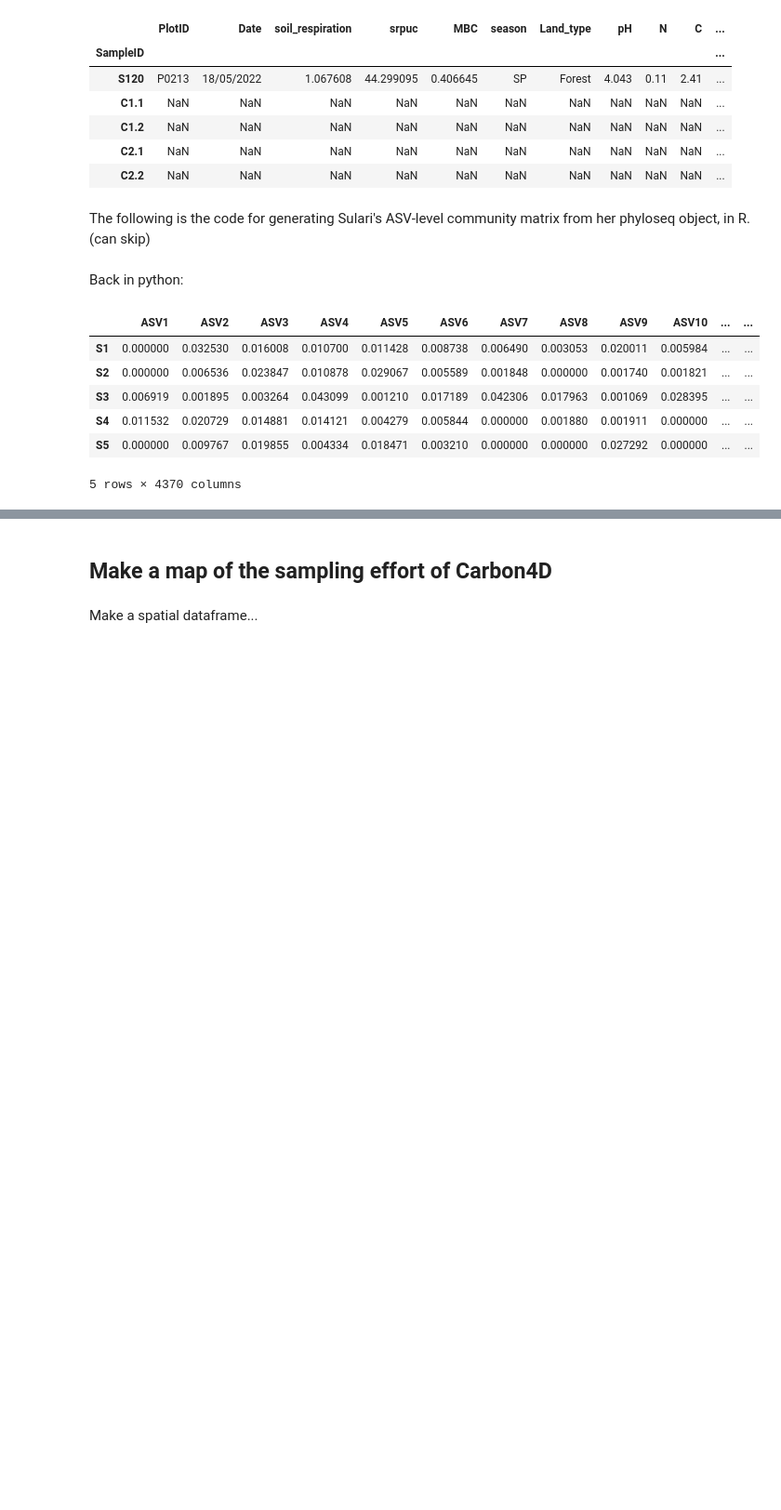
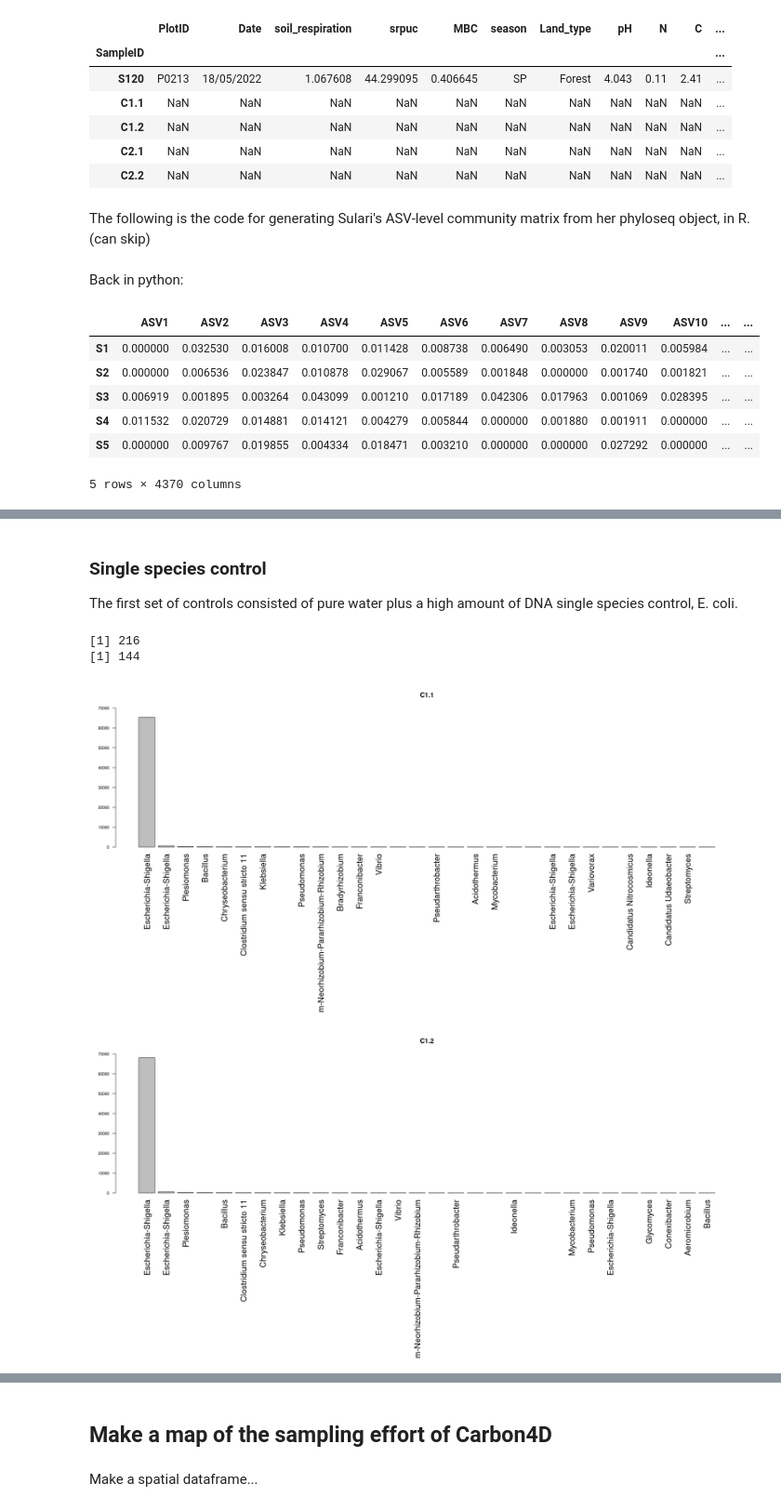
Before and after one commit to danchurch/fichtelgebirgeSoils, a Jupyter notebook: spatialAnalysis/spatialAnalysisSulariData.ipynb, the cells around one changed output, grey strips where cells are left out. Shown at 93% size. Drawn from its saved outputs; the diff is of its cells as text; code cells hidden in the pictures; blank space fills up the shorter version.

```diff
--- a/spatialAnalysis/spatialAnalysisSulariData.ipynb
+++ b/spatialAnalysis/spatialAnalysisSulariData.ipynb
@@ -137,0 +156,33 @@ comData.head()
+# %%
+rankAb <- function(phyObj, sampleName, ylimit=500, ntax=NULL, textatX=100, textatY=(ylimit-40)){
+    sampleNo0filter <- get_taxa(phyObj, sampleName) > 0
+    if(is.null(ntax)) ntax=sum(sampleNo0filter)
+    print(sum(sampleNo0filter)) ## let user know how many unique taxa are in sample
+    sampleNo0 <- get_taxa(phyObj, sampleName)[sampleNo0filter]
+    sampleNo0 <- sort(sampleNo0, decreasing=TRUE)
+    sampleNo0 <- sampleNo0[1:ntax]
+    taxaNames=tax_table(phyObj)[ names(sampleNo0), "Genus"]
+    nuASV <- paste("number of unique ASVs = ",sum(sampleNo0filter), sep="")
+    par(cex.axis = .75, mar=c(25,4,4,2))
+    barplot(sampleNo0,
+        ylim = c(0,ylimit),
+        main=sampleName,
+        cex.names=1.5,
+        las=2,
+        names.arg=taxaNames,
+           )
+    text(textatX, textatY,  nuASV, cex = 2, )
+}
+# %% [markdown]
+### Single species control
+
+The first set of controls consisted of pure water plus a high amount of DNA single species control, E. coli.
+# %%
+options(repr.plot.width=20, repr.plot.height=10)
+rankAb(ps,"C1.1",ylimit=70000, ntax = 30)
+rankAb(ps,"C1.2",ylimit=70000, ntax = 30)
+# %% [output]
+[1] 216
+[1] 144
+[figure, added]
+[figure, added]
```
Also changed, not shown: parts of 31 cells of this notebook, 3 other files.
